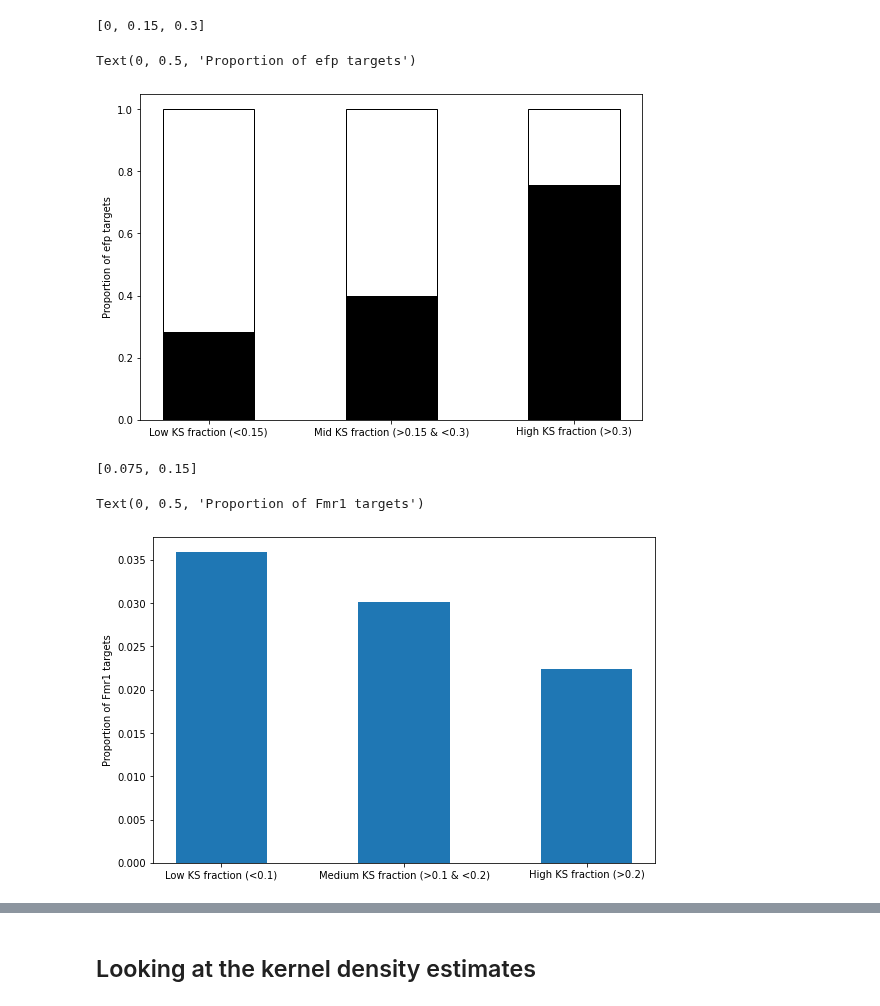
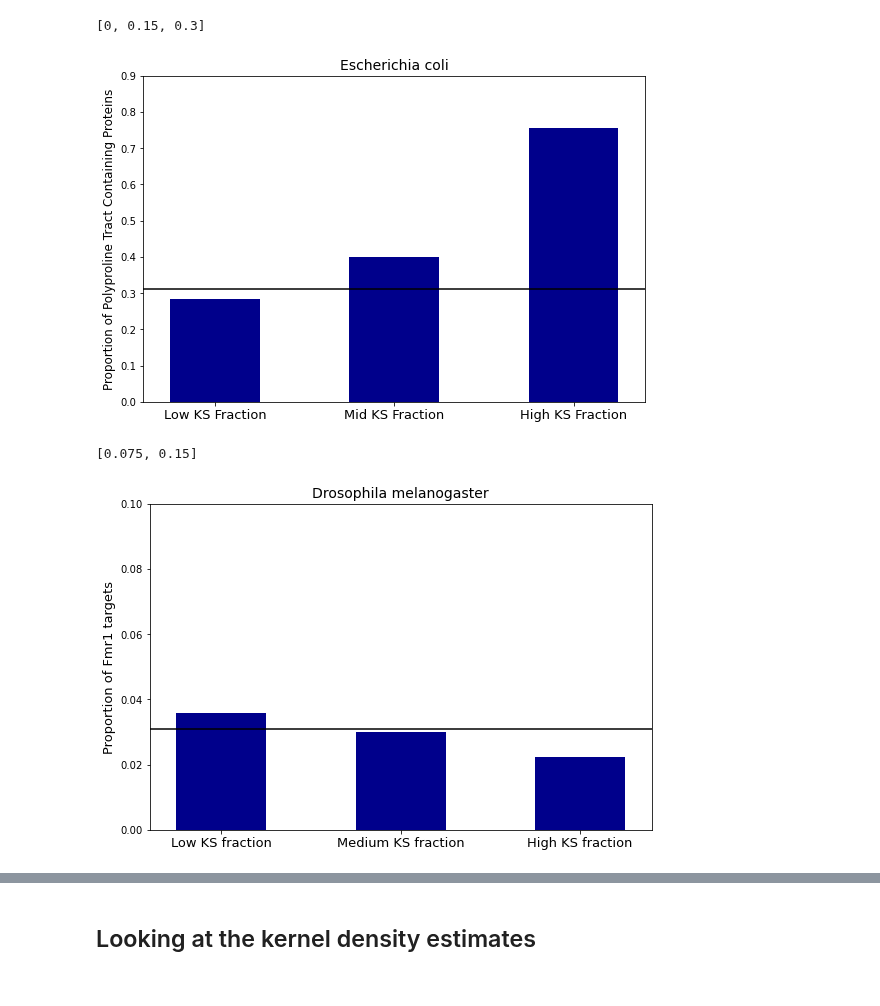
Before and after one commit to Raif-fl/Fall_2021_Work_journal, a Jupyter notebook: Comparison of means/Proportional_analysis.ipynb, the cells around one changed output, grey strips where cells are left out. Saved outputs shown, nothing was run; the diff lists cells and outputs as text; code cells hidden in the pictures.

```diff
--- a/Comparison of means/Proportional_analysis.ipynb
+++ b/Comparison of means/Proportional_analysis.ipynb
@@ -37,6 +37,7 @@ target_path = '/home/keeganfl/Desktop/Work_Fall_2021/data_tables/Fmr1_targets/'
 ks_ecol_path = '/home/keeganfl/Desktop/Work_Fall_2021/data_tables/KS_stats/ecol/'
 ks_dmel_path = '/home/keeganfl/Desktop/Work_Fall_2021/data_tables/KS_stats/dmel/'
 ks_mmus_path = '/home/keeganfl/Desktop/Work_Fall_2021/data_tables/KS_stats/mmus/'
+save_path = '/home/keeganfl/Desktop/Work_Fall_2021/Presentation_figures/'
 samp_num = '2'
 # %% [markdown]
 ## Calculate the KS stat of all of the genes with polyproline motifs in the E.coli data
@@ -103,0 +91,17 @@ proportions_ztest(46, 53, len(PPP_ks_table)/len(df_ecol))
+# %%
+def determine_enrichment(targ_ks, all_ks, N_cats, max_ks):
+    ratios = []
+    sections = split_equal(max_ks, N_cats)
+    ratios.append(len(targ_ks.ks_stat[targ_ks.ks_stat < sections[0]])/len(all_ks.ks_stat[all_ks.ks_stat < sections[0]]))
+    for sec, i in zip(sections, list(range(len(sections)))):
+        try:
+            ratios.append(len(targ_ks.ks_stat[(targ_ks.ks_stat > sec) & (targ_ks.ks_stat < sections[i+1])]
+                )/len(all_ks.ks_stat[(all_ks.ks_stat > sec) & (all_ks.ks_stat < sections[i+1])]))
+        except:
+            pass
+    ratios.append(len(targ_ks.ks_stat[targ_ks.ks_stat > sections[-1]])/len(all_ks.ks_stat[all_ks.ks_stat > sections[-1]]))
+    return ratios, sections
+# %%
+max_ks = 0.3
+N_cats = 2
+ratios_ecol, sections_ecol = determine_enrichment(PPP_ks_table, df_ecol, N_cats, max_ks)
@@ -260,16 +255,19 @@ sections_ecol
 [0, 0.15, 0.3]
 # %%
 figure(figsize = (9,6))
-plt.bar([1,2,3],[1.0,1.0,1.0],fill = False, width = 0.5,
-        tick_label = ["Low KS fraction (<0.15)","Mid KS fraction (>0.15 & <0.3)","High KS fraction (>0.3)"])
-plt.bar([1,2,3],ratios_ecol, color = "black",width = 0.5)
-#plt.xlim(0,max_ks)
-#plt.ylim(0, 0.99)
-plt.ylabel("Proportion of efp targets")
-#plt.plot([0,0.6],[0.31,0.31])
+#plt.bar([1,2,3],[1.0,1.0,1.0],fill = False, width = 0.5,
+#        tick_label = ["Low KS fraction (<0.15)","Mid KS fraction (>0.15 & <0.3)","High KS fraction (>0.3)"])
+plt.bar([1,2,3],ratios_ecol, color = "darkblue",width = 0.5,
+       tick_label = ["Low KS Fraction", "Mid KS Fraction", "High KS Fraction"])
+plt.xticks(fontsize = 13)
+plt.xlim(0.6,3.4)
+plt.ylim(0, 0.9)
+plt.ylabel("Proportion of Polyproline Tract Containing Proteins", fontsize = 12)
+plt.title("Escherichia coli", fontsize = 14)
+plt.plot([0,4],[0.31,0.31], color = "black")
+plt.savefig(save_path + 'ecoli_proportions.pdf')
 # %% [output]
-Text(0, 0.5, 'Proportion of efp targets')
-[figure, old version]
+[figure, new version]
 # %%
 max_ks = 0.15
 N_cats = 2
@@ -282,16 +280,18 @@ sections_dmel
 sections_dmel.insert(0,0)
 # %%
 figure(figsize = (9,6))
-plt.bar([1,2,3],ratios_dmel, width = 0.5,
-        tick_label = ["Low KS fraction (<0.1)","Medium KS fraction (>0.1 & <0.2)","High KS fraction (>0.2)"])
-#plt.xlim(0,max_ks)
-#plt.ylim(0, 0.05)
-plt.ylabel("Proportion of Fmr1 targets")
+plt.bar([1,2,3],ratios_dmel, width = 0.5, color = "darkblue",
+        tick_label = ["Low KS fraction","Medium KS fraction","High KS fraction"])
+plt.xticks(fontsize = 13)
+plt.xlim(0.6,3.4)
+plt.ylim(0, 0.1)
+plt.ylabel("Proportion of Fmr1 targets", fontsize = 13)
+plt.title("Drosophila melanogaster", fontsize = 14)
 #plt.xlabel("KS-stat")
-#plt.plot([0,0.6],[0.031,0.031])
+plt.plot([0,6],[0.031,0.031], color = "black")
+plt.savefig(save_path + 'dmel_proportions.pdf')
 # %% [output]
-Text(0, 0.5, 'Proportion of Fmr1 targets')
-[figure, old version]
+[figure, new version]
 # %%
 max_ks = 0.15
 N_cats = 2
```
Also changed, not shown: parts of 16 cells of this notebook, 6 other files.
